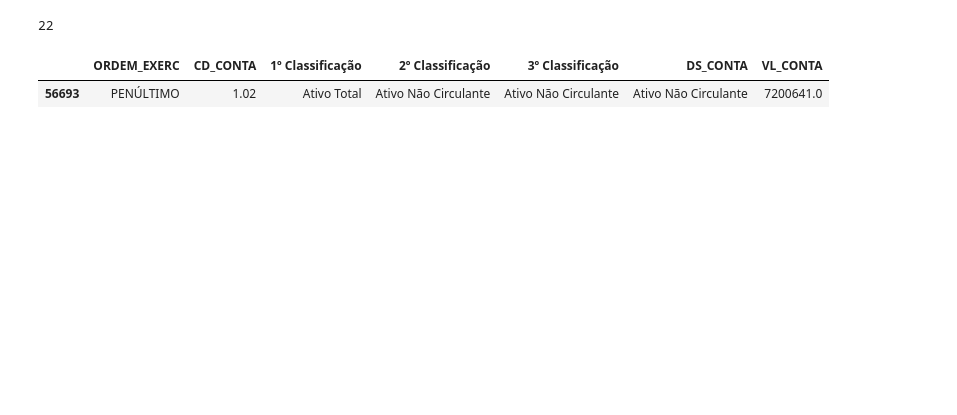
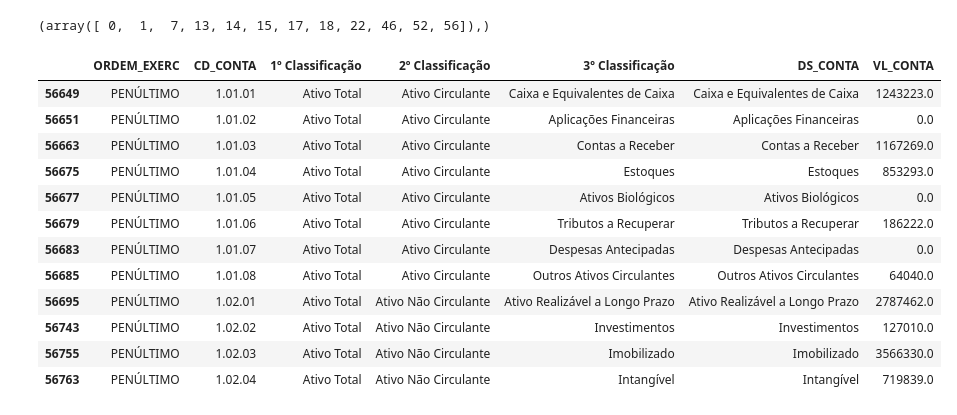
Before and after one commit to Francesco-Ghizzo/Data-Science, a Jupyter notebook: Python/Notebooks/Finance/CVM/CVM-test.ipynb, the cells around one changed output. Saved outputs shown, nothing was run; the diff lists cells and outputs as text; code cells hidden in the pictures; blank space fills up the shorter version.

Commit message:
Sostituito il metodo array.index() che restituiva soltanto uno scalare con np.where() che restituisce un array

```diff
--- a/Python/Notebooks/Finance/CVM/CVM-test.ipynb
+++ b/Python/Notebooks/Finance/CVM/CVM-test.ipynb
@@ -196,6 +251,7 @@ Name: CD_CONTA, Length: 74, dtype: object
 # %%
 l = [len(k) for k in df['CD_CONTA']]
 # %%
-i = l.index(np.array(l).min())    # i = index of 'código' with minimum length
+m = np.array(l).min()  # m = minimum length
+i = np.where(l==m)  # i = index of 'código' with minimum length
 i
 # %% [output]
@@ -258,9 +308,6 @@ df
-# %%
-def terceiro_filtro(código):
-    classificação = CD_DS_CONTA_dict[código[:7]]
-    return classificação
-
-df.insert(loc=4, column='3º Classificação', value=df['CD_CONTA'].map(lambda x:terceiro_filtro(x)))   # df.insert(loc, column, value)
+# %%
+len_min_code = 7
+df.insert(loc=4, column='3º Classificação', value=df['CD_CONTA'].map(lambda x: filter(x, len_min_code)))   # df.insert(loc, column, value)
 # %%
 df
 # %% [output]
@@ -295,12 +351,24 @@ Name: CD_CONTA, Length: 74, dtype: object
 # %%
 l = [len(k) for k in df['CD_CONTA']]    # CD_DS_CONTA_dict.keys() to list
-# %%
-i = l.index(np.array(l).min())    # i = index of 'código' with minimum length
-i
-# %% [output]
-22
+# %%
+m = np.array(l).min()  # m = minimum length
+i = np.where(l==m)  # i = index of 'código' with minimum length
+i
+# %% [output]
+(array([ 0,  1,  7, 13, 14, 15, 17, 18, 22, 46, 52, 56]),)
 # %%
-df.iloc[[i]]    # problema: i è uno scalare. Per cui ho sempre "tagliato" soltanto la riga con il primo codice di lunghezza minima!
+df.iloc[i]
 # %% [output]
 |  | ORDEM_EXERC | CD_CONTA | 1º Classificação | 2º Classificação | 3º Classificação | DS_CONTA | VL_CONTA |
-| 56693 | PENÚLTIMO | 1.02 | Ativo Total | Ativo Não Circulante | Ativo Não Circulante | Ativo Não Circulante | 7200641.0 |
+| 56649 | PENÚLTIMO | 1.01.01 | Ativo Total | Ativo Circulante | Caixa e Equivalentes de Caixa | Caixa e Equivalentes de Caixa | 1243223.0 |
+| 56651 | PENÚLTIMO | 1.01.02 | Ativo Total | Ativo Circulante | Aplicações Financeiras | Aplicações Financeiras | 0.0 |
+| 56663 | PENÚLTIMO | 1.01.03 | Ativo Total | Ativo Circulante | Contas a Receber | Contas a Receber | 1167269.0 |
+| 56675 | PENÚLTIMO | 1.01.04 | Ativo Total | Ativo Circulante | Estoques | Estoques | 853293.0 |
+| 56677 | PENÚLTIMO | 1.01.05 | Ativo Total | Ativo Circulante | Ativos Biológicos | Ativos Biológicos | 0.0 |
+| 56679 | PENÚLTIMO | 1.01.06 | Ativo Total | Ativo Circulante | Tributos a Recuperar | Tributos a Recuperar | 186222.0 |
+| 56683 | PENÚLTIMO | 1.01.07 | Ativo Total | Ativo Circulante | Despesas Antecipadas | Despesas Antecipadas | 0.0 |
+| 56685 | PENÚLTIMO | 1.01.08 | Ativo Total | Ativo Circulante | Outros Ativos Circulantes | Outros Ativos Circulantes | 64040.0 |
+| 56695 | PENÚLTIMO | 1.02.01 | Ativo Total | Ativo Não Circulante | Ativo Realizável a Longo Prazo | Ativo Realizável a Longo Prazo | 2787462.0 |
+| 56743 | PENÚLTIMO | 1.02.02 | Ativo Total | Ativo Não Circulante | Investimentos | Investimentos | 127010.0 |
+| 56755 | PENÚLTIMO | 1.02.03 | Ativo Total | Ativo Não Circulante | Imobilizado | Imobilizado | 3566330.0 |
+| 56763 | PENÚLTIMO | 1.02.04 | Ativo Total | Ativo Não Circulante | Intangível | Intangível | 719839.0 |
```
Also changed, not shown: parts of 36 cells of this notebook, 1 other file.
